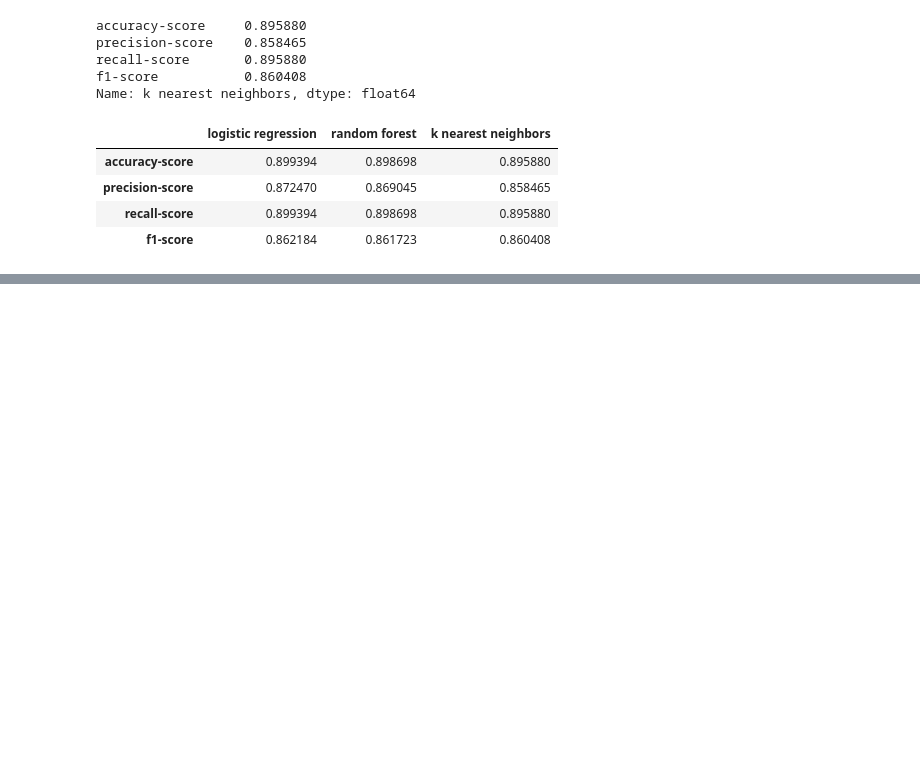
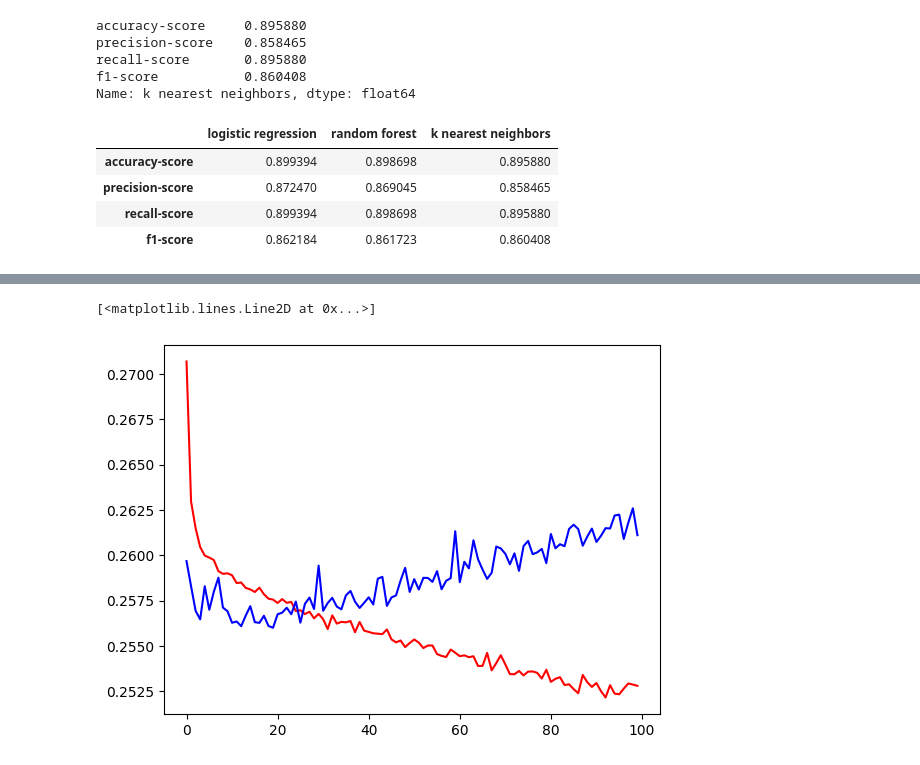
Before and after one commit to sanhiitaa/heart-health-prediction-classifier, a Jupyter notebook: heart_health_prediction.ipynb, the cells around one changed output, grey strips where cells are left out. Drawn from its saved outputs; the diff is of its cells as text; code cells hidden in the pictures; blank space fills up the shorter version.

```diff
--- a/heart_health_prediction.ipynb
+++ b/heart_health_prediction.ipynb
@@ -353,0 +451,6 @@ print(scores)
+# %%
+plt.plot(history.history['loss'], color='red', label='train-loss')
+plt.plot(history.history['val_loss'], color='blue', label='test-loss')
+# %% [output]
+[<matplotlib.lines.Line2D at 0x...>]
+[figure, added]
```
Also changed, not shown: parts of 15 cells of this notebook.
